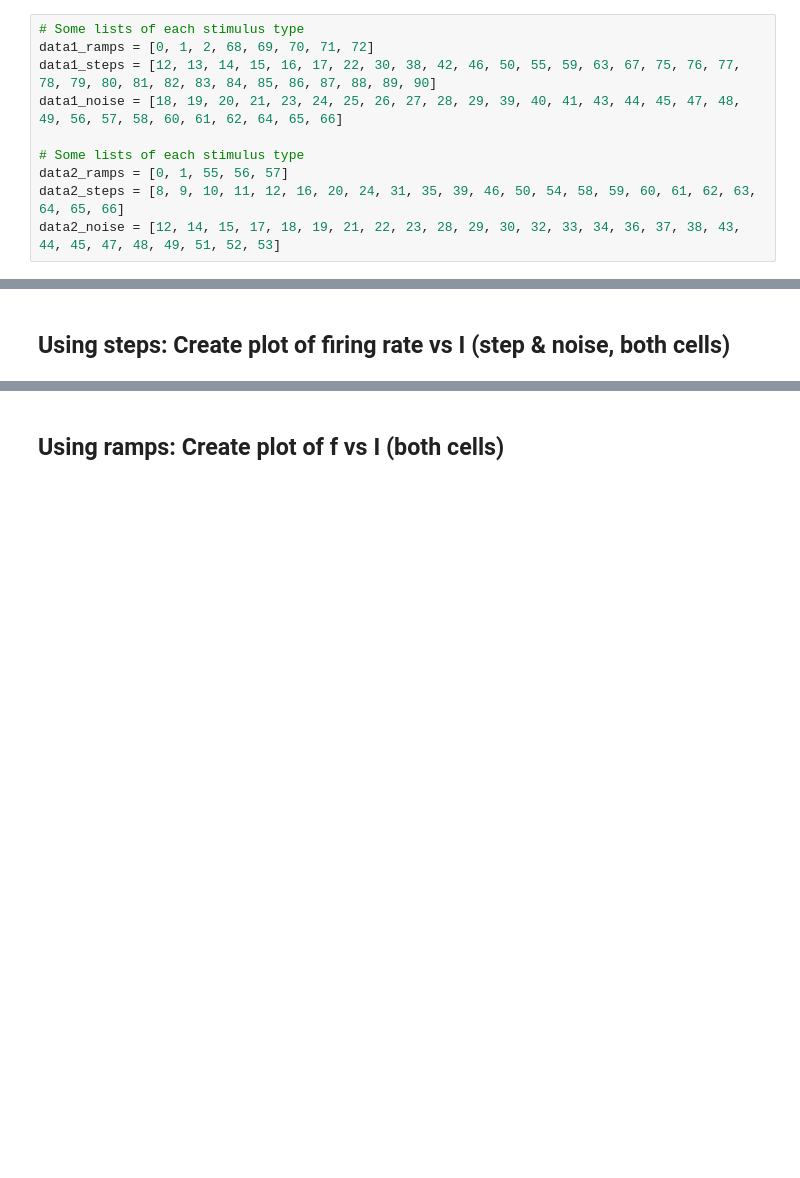
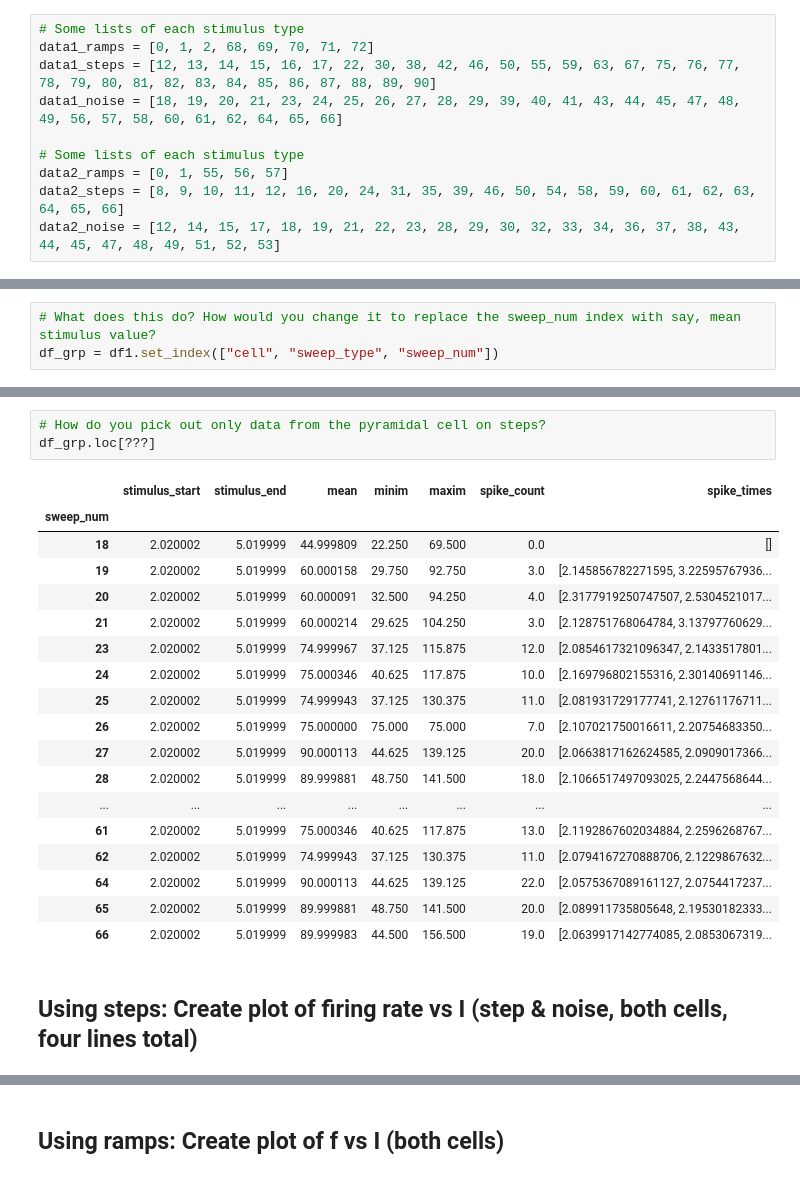
Before and after one commit to badralbanna/quantitative-neuroscience, a Jupyter notebook: (BFA) WS 1.ipynb, the cells around one changed output, grey strips where cells are left out. Saved outputs shown, nothing was run; the diff lists cells and outputs as text; blank space fills up the shorter version.

Commit message:
Added dataFrame loop

```diff
--- a/(BFA) WS 1.ipynb
+++ b/(BFA) WS 1.ipynb
@@ -211,0 +358,3 @@ for group in h5data1:
+# %%
+# What does this do? How would you change it to replace the sweep_num index with say, mean stimulus value?
+df_grp = df1.set_index(["cell", "sweep_type", "sweep_num"])
@@ -212,2 +378,24 @@ for group in h5data1:
+# %%
+# How do you pick out only data from the pyramidal cell on steps?
+df_grp.loc[???]
+# %% [output]
+|  | stimulus_start | stimulus_end | mean | minim | maxim | spike_count | spike_times |
+| sweep_num |  |  |  |  |  |  |  |
+| 18 | 2.020002 | 5.019999 | 44.999809 | 22.250 | 69.500 | 0.0 | [] |
+| 19 | 2.020002 | 5.019999 | 60.000158 | 29.750 | 92.750 | 3.0 | [2.145856782271595, 3.22595767936... |
+| 20 | 2.020002 | 5.019999 | 60.000091 | 32.500 | 94.250 | 4.0 | [2.3177919250747507, 2.5304521017... |
+| 21 | 2.020002 | 5.019999 | 60.000214 | 29.625 | 104.250 | 3.0 | [2.128751768064784, 3.13797760629... |
+| 23 | 2.020002 | 5.019999 | 74.999967 | 37.125 | 115.875 | 12.0 | [2.0854617321096347, 2.1433517801... |
+| 24 | 2.020002 | 5.019999 | 75.000346 | 40.625 | 117.875 | 10.0 | [2.169796802155316, 2.30140691146... |
+| 25 | 2.020002 | 5.019999 | 74.999943 | 37.125 | 130.375 | 11.0 | [2.081931729177741, 2.12761176711... |
+| 26 | 2.020002 | 5.019999 | 75.000000 | 75.000 | 75.000 | 7.0 | [2.107021750016611, 2.20754683350... |
+| 27 | 2.020002 | 5.019999 | 90.000113 | 44.625 | 139.125 | 20.0 | [2.0663817162624585, 2.0909017366... |
+| 28 | 2.020002 | 5.019999 | 89.999881 | 48.750 | 141.500 | 18.0 | [2.1066517497093025, 2.2447568644... |
+| ... | ... | ... | ... | ... | ... | ... | ... |
+| 61 | 2.020002 | 5.019999 | 75.000346 | 40.625 | 117.875 | 13.0 | [2.1192867602034884, 2.2596268767... |
+| 62 | 2.020002 | 5.019999 | 74.999943 | 37.125 | 130.375 | 11.0 | [2.0794167270888706, 2.1229867632... |
+| 64 | 2.020002 | 5.019999 | 90.000113 | 44.625 | 139.125 | 22.0 | [2.0575367089161127, 2.0754417237... |
+| 65 | 2.020002 | 5.019999 | 89.999881 | 48.750 | 141.500 | 20.0 | [2.089911735805648, 2.19530182333... |
+| 66 | 2.020002 | 5.019999 | 89.999983 | 44.500 | 156.500 | 19.0 | [2.0639917142774085, 2.0853067319... |
 # %% [markdown]
-## Using steps: Create plot of firing rate vs I (step & noise, both cells)
+## Using steps: Create plot of firing rate vs I (step & noise, both cells, four lines total)
```
Also changed, not shown: parts of 13 cells of this notebook.
